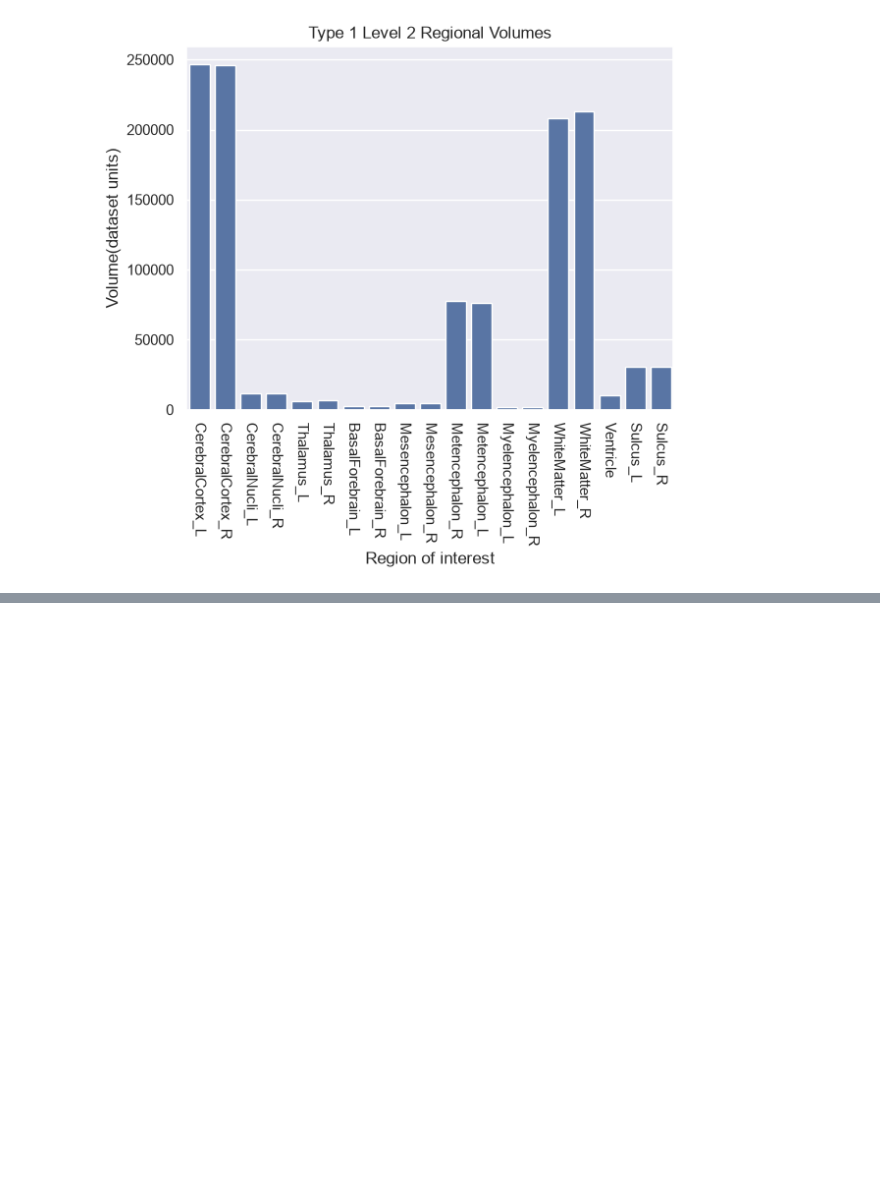
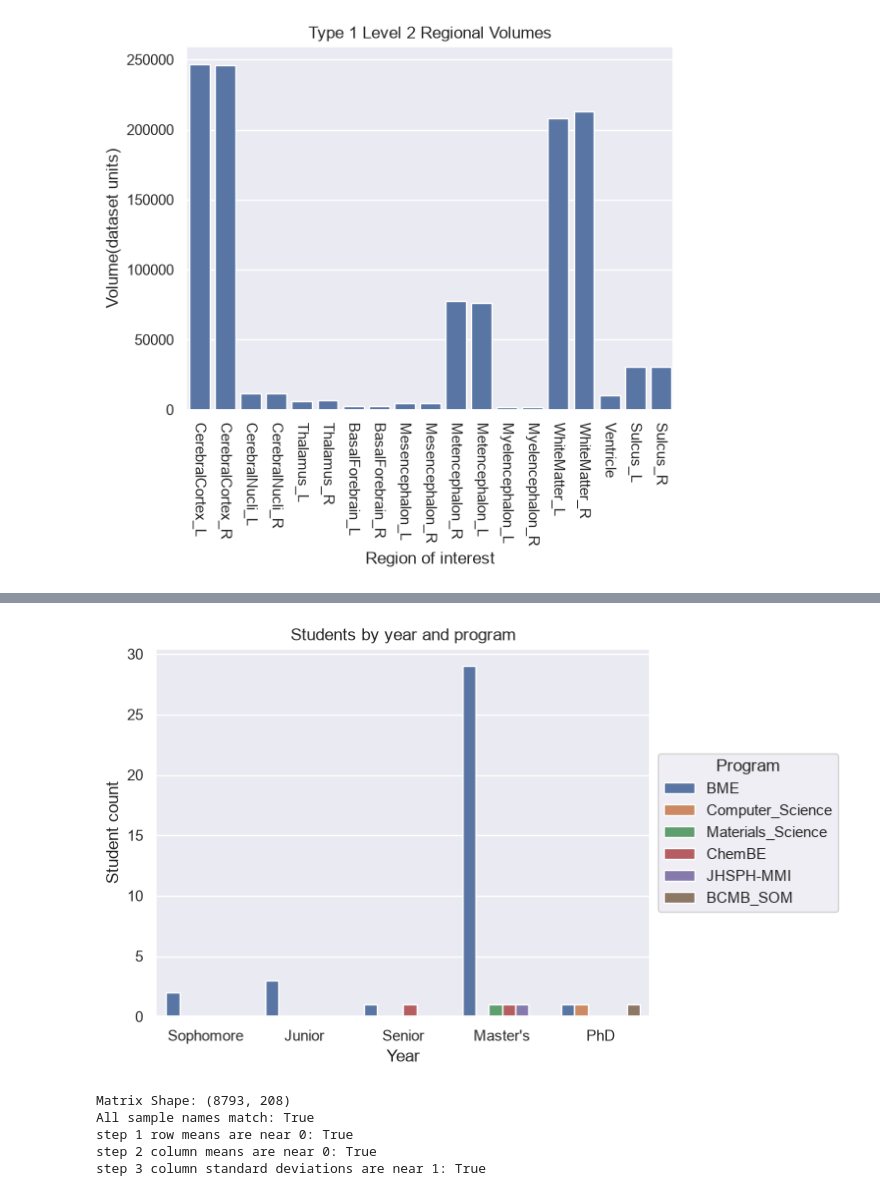
Before and after one commit to johnsonwu-coding/python-homework-3, a Jupyter notebook: hw3.ipynb, the cells around one changed output, grey strips where cells are left out. Saved outputs shown, nothing was run; the diff lists cells and outputs as text; code cells hidden in the pictures; blank space fills up the shorter version.

```diff
--- a/hw3.ipynb
+++ b/hw3.ipynb
@@ -66,0 +87,50 @@ Text(0.5, 1.0, 'Type 1 Level 2 Regional Volumes')
+# %%
+#probelm 5
+class_url="https://raw.githubusercontent.com/bcaffo/ds4ph-bme/refs/heads/master/data/classInterests.txt"
+class_interests_df=pd.read_csv(class_url, sep='\t') #pd.read_csv is capable to also read txt file but need to menetioned what separates the columns
+# for this problem the 2 colums is seperated by tab so we add sep-'\t'), if the columns seperated by comma, no need to do anything
+# why beacuse csv stands for comma seperated values
+# if columns seperated by one or more than one spaces, add r="\s+")
+sns.countplot(data=class_interests_df, x='Year', hue='Program', order=["Sophomore", "Junior", "Senior", "Master's", "PhD"])
+#This is different from previous questions with bar plots they already have a number , hue='program' seperates the Year further by program, order display the year in a specific order
+plt.ylabel("Student count")
+plt.title("Students by year and program")
+plt.legend(title="Program", loc="center left", bbox_to_anchor=(1,0.5))
+plt.show()
+# %% [output]
+[figure, added]
+# %%
+#probelm 6
+gene_expression_url="https://raw.githubusercontent.com/jhu-advdatasci/2018/refs/heads/master/data/GSE5859_exprs.csv"
+gene_expression_df = pd.read_csv(gene_expression_url, index_col=0) #inddex_col=0 tell pandas to use first csv columns as the row labels
+sample_info_url="https://raw.githubusercontent.com/jhu-advdatasci/2018/refs/heads/master/data/GSE5859_sampleinfo.csv"
+sample_info_df=pd.read_csv(sample_info_url)
+
+#step 1: subrtract the rowean from each row
+row_means=gene_expression_df.mean(axis=1) #goes across the columns and returns one mean per row
+#very important in pandas, axis=1 means the row axis and axis=0 means the column axis
+gene_expression_df_pt1=gene_expression_df.sub(row_means, axis="index") #matches each mean to its row label
+
+#step 2: taking matrix after step 1 and subtract the column mean from each column
+column_means=gene_expression_df_pt1.mean(axis=0) #goes across the rows and returns one mean per column
+gene_expression_df_pt2=gene_expression_df_pt1.sub(column_means, axis="columns") #matches each mean to its column label
+
+#step 3:
+column_stds=gene_expression_df_pt2.std(axis=0, ddof=1) #goes across the rows  and returns one std per column, ddof=1 do the sample standard deviation
+gene_expression_df_pt3= gene_expression_df_pt2.div(column_stds, axis="columns") #matches each std to its column label
+
+print("Matrix Shape:", gene_expression_df_pt3.shape) #check the size of matrix after step 3
+print("All sample names match:", set(gene_expression_df.columns) == set(sample_info_df['filename']))
+print("step 1 row means are near 0:", np.allclose(gene_expression_df_pt1.mean(axis=1), 0))
+#check if the operations in step 1 is successfully completed
+#np.allclose() fucntion checks if a subject's value is close to an assigned value, can allow small difference
+# how far could it be to still counted as "close"? Ans: abs(a - b) <= 1e-8 + 1e-5 * abs(b)
+print("step 2 column means are near 0:", np.allclose(gene_expression_df_pt2.mean(axis=0), 0))
+#check if the operation in step 2 is successfully completed
+print("step 3 column standard deviations are near 1:", np.allclose(gene_expression_df_pt3.std(axis=0, ddof=1), 1))
+# %% [output]
+Matrix Shape: (8793, 208)
+All sample names match: True
+step 1 row means are near 0: True
+step 2 column means are near 0: True
+step 3 column standard deviations are near 1: True
```
Also changed, not shown: parts of 6 cells of this notebook.
